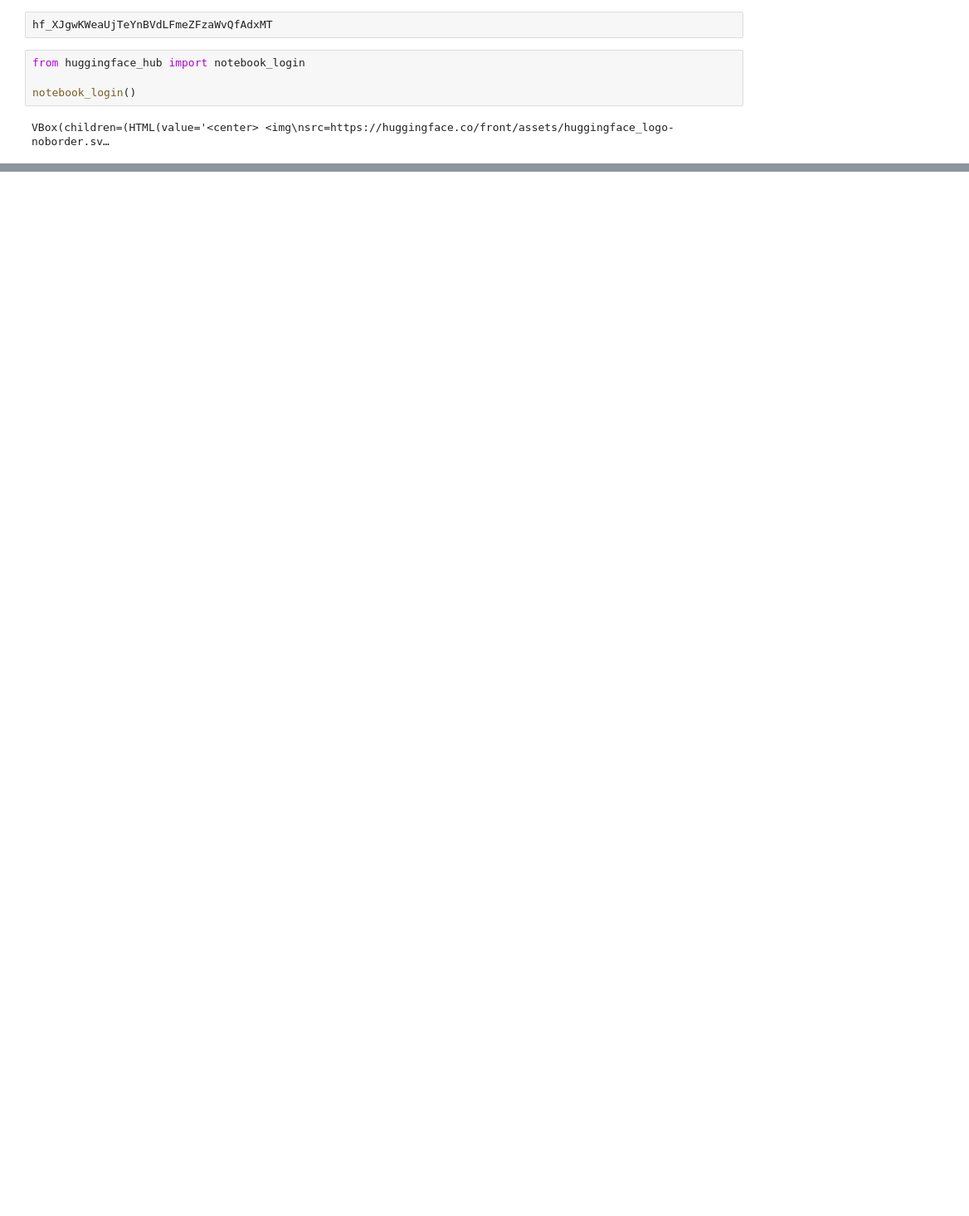
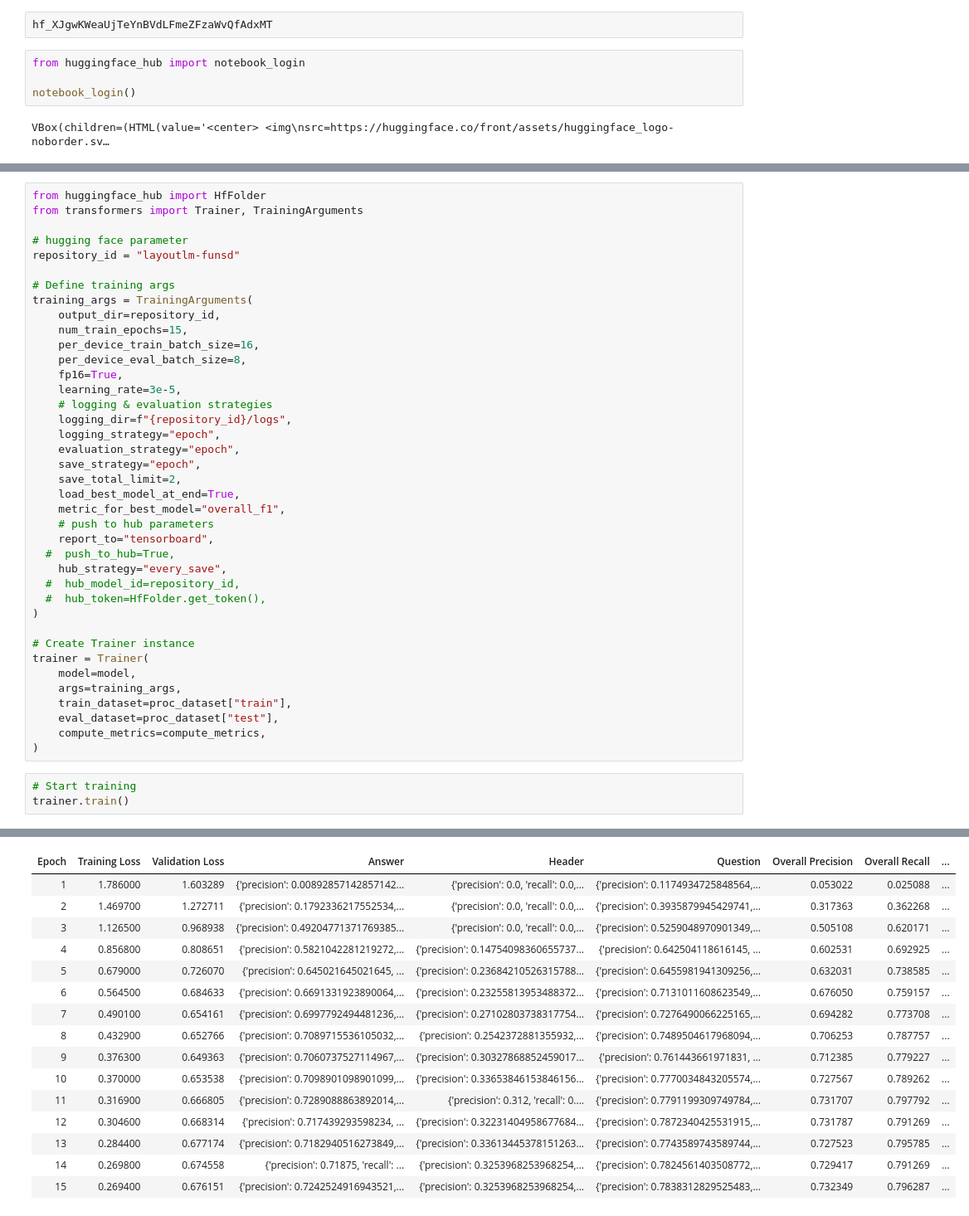
Before and after one commit to gamugamu/layoutLM_tests, a Jupyter notebook: layoutML_0.ipynb, the cells around one changed output, grey strips where cells are left out. Shown at 83% size. Saved outputs shown, nothing was run; the diff lists cells and outputs as text; blank space fills up the shorter version.

```diff
--- a/layoutML_0.ipynb
+++ b/layoutML_0.ipynb
@@ -18,0 +219,43 @@ ImportError: cannot import name 'hf_hub' from 'huggingface_hub' (/usr/local/lib/
+# %%
+from huggingface_hub import HfFolder
+from transformers import Trainer, TrainingArguments
+
+# hugging face parameter
+repository_id = "layoutlm-funsd"
+
+# Define training args
+training_args = TrainingArguments(
+    output_dir=repository_id,
+    num_train_epochs=15,
+    per_device_train_batch_size=16,
+    per_device_eval_batch_size=8,
+    fp16=True,
+    learning_rate=3e-5,
+    # logging & evaluation strategies
+    logging_dir=f"{repository_id}/logs",
+    logging_strategy="epoch",
+    evaluation_strategy="epoch",
+    save_strategy="epoch",
+    save_total_limit=2,
+    load_best_model_at_end=True,
+    metric_for_best_model="overall_f1",
+    # push to hub parameters
+    report_to="tensorboard",
+  #  push_to_hub=True,
+    hub_strategy="every_save",
+  #  hub_model_id=repository_id,
+  #  hub_token=HfFolder.get_token(),
+)
+
+# Create Trainer instance
+trainer = Trainer(
+    model=model,
+    args=training_args,
+    train_dataset=proc_dataset["train"],
+    eval_dataset=proc_dataset["test"],
+    compute_metrics=compute_metrics,
+)
+# %%
+# Start training
+trainer.train()
+# %% [output]
@@ -18,0 +263,16 @@ ImportError: cannot import name 'hf_hub' from 'huggingface_hub' (/usr/local/lib/
+| Epoch | Training Loss | Validation Loss | Answer | Header | Question | Overall Precision | Overall Recall | ... |
+| 1 | 1.786000 | 1.603289 | {'precision': 0.00892857142857142... | {'precision': 0.0, 'recall': 0.0,... | {'precision': 0.1174934725848564,... | 0.053022 | 0.025088 | ... |
+| 2 | 1.469700 | 1.272711 | {'precision': 0.1792336217552534,... | {'precision': 0.0, 'recall': 0.0,... | {'precision': 0.3935879945429741,... | 0.317363 | 0.362268 | ... |
+| 3 | 1.126500 | 0.968938 | {'precision': 0.49204771371769385... | {'precision': 0.0, 'recall': 0.0,... | {'precision': 0.5259048970901349,... | 0.505108 | 0.620171 | ... |
+| 4 | 0.856800 | 0.808651 | {'precision': 0.5821042281219272,... | {'precision': 0.14754098360655737... | {'precision': 0.642504118616145, ... | 0.602531 | 0.692925 | ... |
+| 5 | 0.679000 | 0.726070 | {'precision': 0.645021645021645, ... | {'precision': 0.23684210526315788... | {'precision': 0.6455981941309256,... | 0.632031 | 0.738585 | ... |
+| 6 | 0.564500 | 0.684633 | {'precision': 0.6691331923890064,... | {'precision': 0.23255813953488372... | {'precision': 0.7131011608623549,... | 0.676050 | 0.759157 | ... |
+| 7 | 0.490100 | 0.654161 | {'precision': 0.6997792494481236,... | {'precision': 0.27102803738317754... | {'precision': 0.7276490066225165,... | 0.694282 | 0.773708 | ... |
+| 8 | 0.432900 | 0.652766 | {'precision': 0.7089715536105032,... | {'precision': 0.2542372881355932,... | {'precision': 0.7489504617968094,... | 0.706253 | 0.787757 | ... |
+| 9 | 0.376300 | 0.649363 | {'precision': 0.7060737527114967,... | {'precision': 0.30327868852459017... | {'precision': 0.761443661971831, ... | 0.712385 | 0.779227 | ... |
+| 10 | 0.370000 | 0.653538 | {'precision': 0.7098901098901099,... | {'precision': 0.33653846153846156... | {'precision': 0.7770034843205574,... | 0.727567 | 0.789262 | ... |
+| 11 | 0.316900 | 0.666805 | {'precision': 0.7289088863892014,... | {'precision': 0.312, 'recall': 0.... | {'precision': 0.7791199309749784,... | 0.731707 | 0.797792 | ... |
+| 12 | 0.304600 | 0.668314 | {'precision': 0.717439293598234, ... | {'precision': 0.32231404958677684... | {'precision': 0.7872340425531915,... | 0.731787 | 0.791269 | ... |
+| 13 | 0.284400 | 0.677174 | {'precision': 0.7182940516273849,... | {'precision': 0.33613445378151263... | {'precision': 0.7743589743589744,... | 0.727523 | 0.795785 | ... |
+| 14 | 0.269800 | 0.674558 | {'precision': 0.71875, 'recall': ... | {'precision': 0.3253968253968254,... | {'precision': 0.7824561403508772,... | 0.729417 | 0.791269 | ... |
+| 15 | 0.269400 | 0.676151 | {'precision': 0.7242524916943521,... | {'precision': 0.3253968253968254,... | {'precision': 0.7838312829525483,... | 0.732349 | 0.796287 | ... |
```
Also changed, not shown: parts of 15 cells of this notebook, 1 other file.
